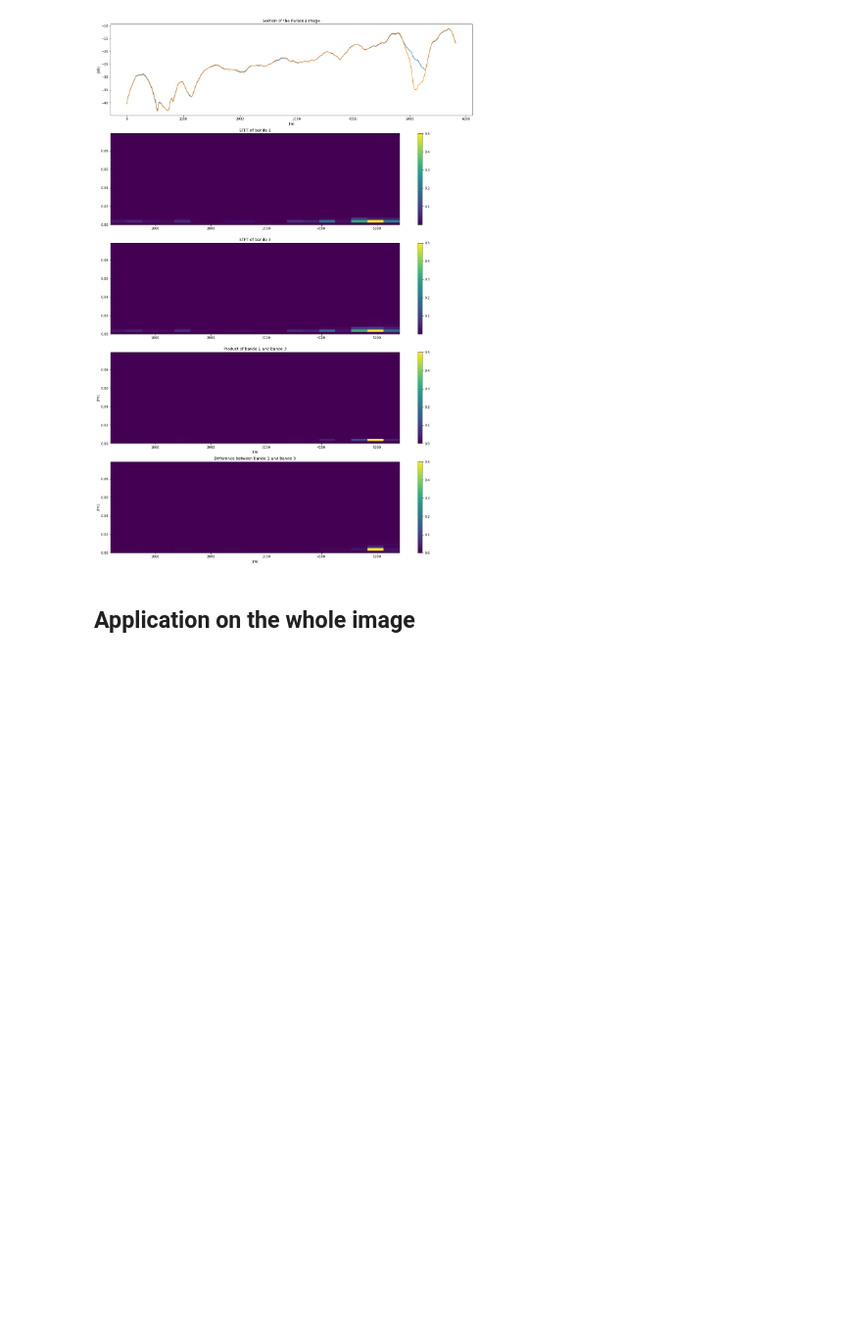
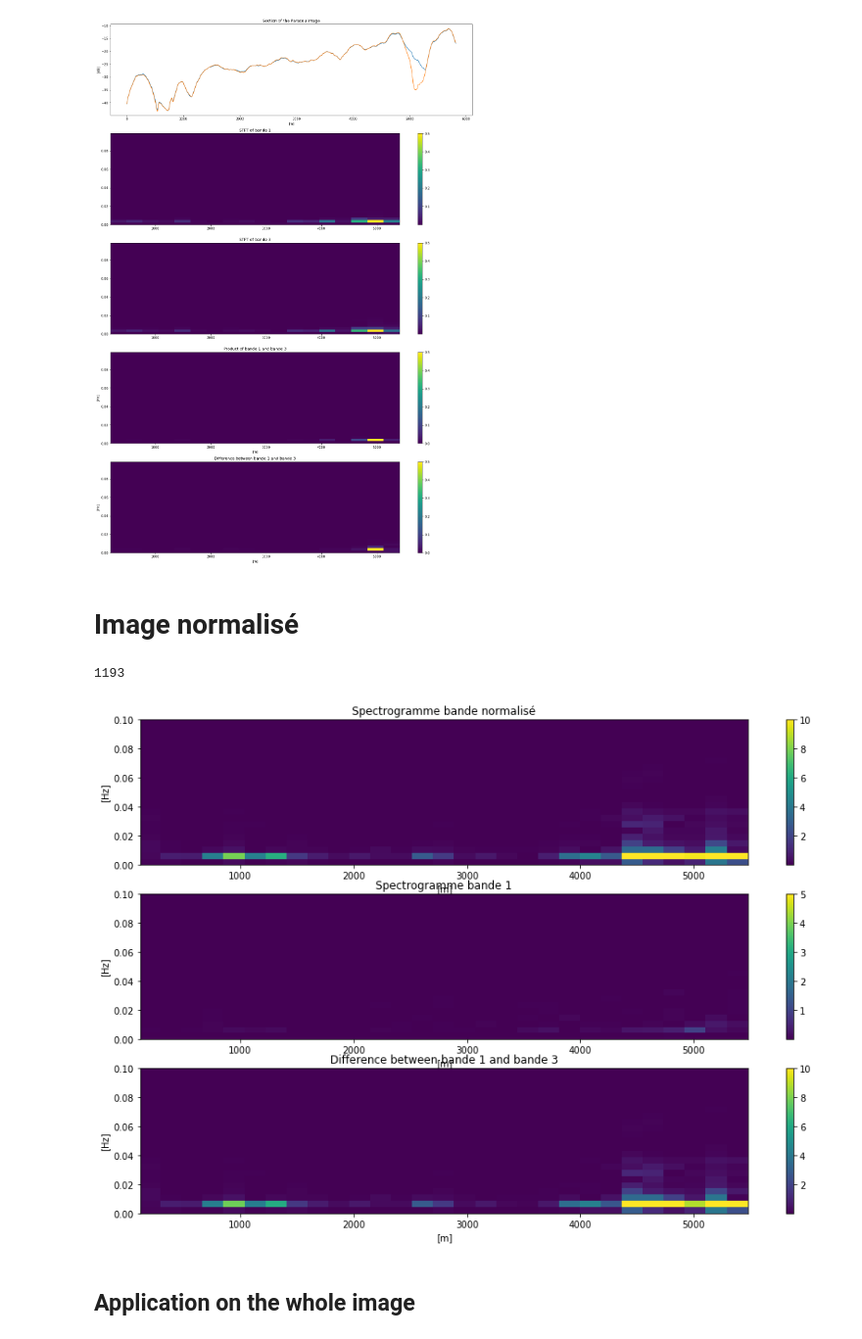
Before and after one commit to eobroets/CESBIO, a Jupyter notebook: Spectrogram.ipynb, the cells around one changed output. Shown at 98% size. Cells and saved outputs as stored; diff of their text form; code cells hidden in the pictures; blank space fills up the shorter version.

```diff
--- a/Spectrogram.ipynb
+++ b/Spectrogram.ipynb
@@ -333,6 +332,59 @@ plt.colorbar()
 plt.show()
 # %% [output]
 [figure]
+# %% [markdown]
+# Image normalisé
+# %%
+Tifpath1 = 'StageGMM4_2020_SA4CD/Data/Paracou_125MHz/geo5Md3N0-iHV_t1_NCI7_lkLcl3-5-t7_lkRgn9-15.tif'
+
+ds = gdal.Open(Tifpath1)
+
+ds_band3bis = np.array(ds.GetRasterBand(1).ReadAsArray())
+
+ds_target3bis = np.zeros(len(ds_band3bis[1000,:]))
+
+ls1 = 712
+le1 = 728
+for i in range(ls,le):
+       ds_target3bis = ds_band3bis[i,:] + ds_target3bis
+
+ds_target3bis = ds_target3bis/(le1-ls1)
+# %% [output]
+1193
+# %%
+
+nf1 = int(len(ds_target3bis[:-40])/(25))
+
+win = ss.get_window(('tukey',0.3), nf1)
+win1 = ss.get_window(('hann'), nf1)
+
+f, t, Z = ss.spectrogram(ds_target1[:-40], fs,nperseg=nf1, window=win ,noverlap=nf/4., axis=-1, mode='psd')
+f4, t4, Z4 = ss.spectrogram(ds_target3bis[:-40], fs,nperseg=nf1, window=win, noverlap=nf/4., axis=-1, mode='psd')
+
+plt.figure(figsize=(15,10))
+
+plt.subplot(3,1,1)
+plt.pcolormesh(t4,f4,Z4,vmax=10)
+plt.title('Spectrogramme bande normalisé')
+plt.ylabel('[Hz]')
+plt.xlabel('[m]')
+plt.colorbar()
+plt.subplot(3,1,2)
+plt.pcolormesh(t,f,Z,vmax=5)
+plt.title('Spectrogramme bande 1')
+plt.ylabel('[Hz]')
+plt.xlabel('[m]')
+plt.colorbar()
+plt.subplot(3,1,3)
+plt.pcolormesh(t,f,np.abs(Z-Z4),vmax=10)
+plt.title('Difference between bande 1 and bande 3')
+plt.ylabel('[Hz]')
+plt.xlabel('[m]')
+plt.colorbar()
+
+plt.show()
+# %% [output]
+[figure, added]
 # %% [markdown]
 ## Application on the whole image
 # %%
```
Also changed, not shown: parts of 2 cells of this notebook, 1 other file.
